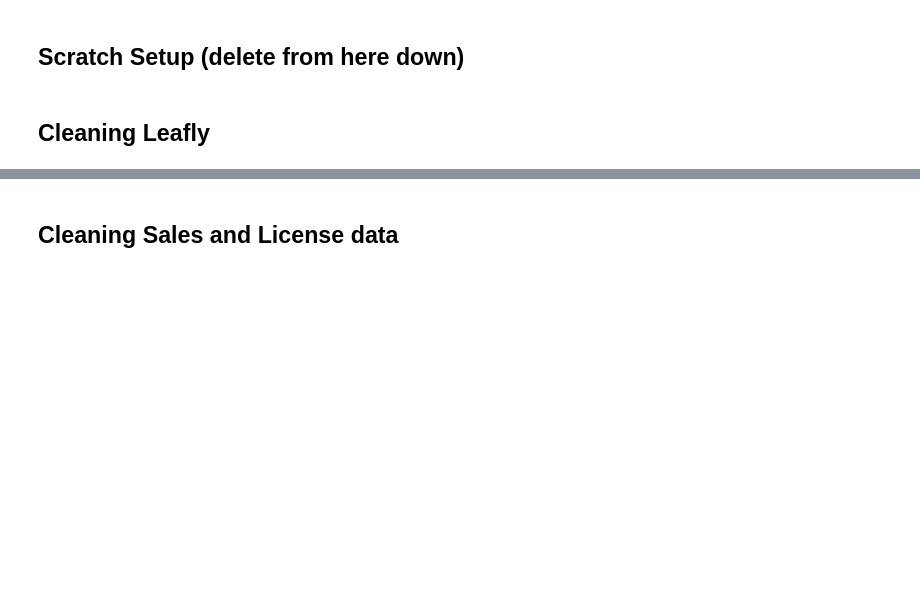
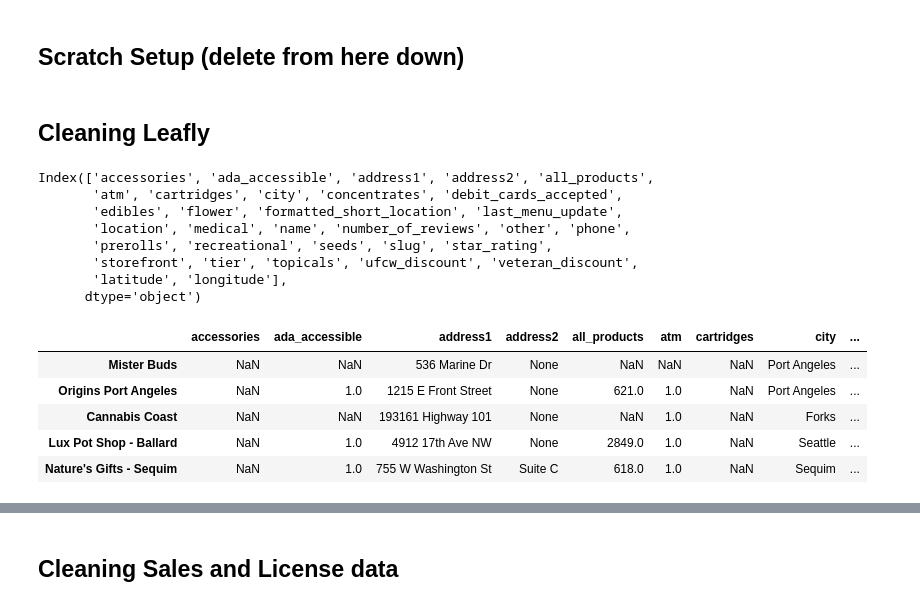
Before and after one commit to BotScutters/dispensary-predictions, a Jupyter notebook: notebooks/mvp.ipynb, the cells around one changed output, grey strips where cells are left out. Drawn from its saved outputs; the diff is of its cells as text; code cells hidden in the pictures; blank space fills up the shorter version.

```diff
--- a/notebooks/mvp.ipynb
+++ b/notebooks/mvp.ipynb
@@ -677,25 +817,48 @@ filename = {
 # %%
 raw_filename = path['raw'] + filename['raw_leafly']
 int_filename = path['interim'] + filename['int_leafly']
 
+# Read data from file to dataframe
 data = pd.read_json(raw_filename, orient='index')
 
+# Rename columns
+data.columns = data.columns.str.lower().str.replace(' ', '_')
+data.rename(columns={
+    'formattedshortlocation': 'formatted_short_location',
+    'lastmenuupdate': 'last_menu_update',
+    'numberofreviews': 'number_of_reviews',
+    'pre-rolls': 'prerolls',
+    'starrating': 'star_rating'
+}, inplace=True)
+
 # Filter to only Washington entries
-f = data['formattedShortLocation'].str.contains('WA')
+f = data['formatted_short_location'].str.contains('WA')
 data = data[f]
 
 # Cast menu update as datetime
-data['lastMenuUpdate'] = pd.to_datetime(
-    data['lastMenuUpdate'], errors='coerce', infer_datetime_format=True)
+data['last_menu_update'] = pd.to_datetime(
+    data['last_menu_update'], errors='coerce', infer_datetime_format=True)
+
+# Cast categorical features as such
+cat_cols = ['ada_accessible', 'atm', 'debit_cards_accepted', 'medical',
+            'recreational', 'storefront', 'ufcw_discount',
+            'veteran_discount']
+data[cat_cols] = data[cat_cols].astype('category')
 
 # Extact lat/lon coordinates into their own feature
 data[['latitude', 'longitude']] = data['location'].apply(pd.Series)
-
-# Cast categorical features as such
-cat_cols = ['ada accessible', 'atm', 'debit cards accepted', 'medical',
-            'recreational', 'storefront', 'ufcw discount', 'veteran discount']
-data[cat_cols] = data[cat_cols].astype('category')
-
-# Construct composite key for joining with sales data
-key_fields = ['name', 'city', 'address1']
-data['key'] = data.apply(make_key, axis=1, fields=key_fields)
+# %% [output]
+Index(['accessories', 'ada_accessible', 'address1', 'address2', 'all_products',
+       'atm', 'cartridges', 'city', 'concentrates', 'debit_cards_accepted',
+       'edibles', 'flower', 'formatted_short_location', 'last_menu_update',
+       'location', 'medical', 'name', 'number_of_reviews', 'other', 'phone',
+       'prerolls', 'recreational', 'seeds', 'slug', 'star_rating',
+       'storefront', 'tier', 'topicals', 'ufcw_discount', 'veteran_discount',
+       'latitude', 'longitude'],
+      dtype='object')
+|  | accessories | ada_accessible | address1 | address2 | all_products | atm | cartridges | city | ... |
+| Mister Buds | NaN | NaN | 536 Marine Dr | None | NaN | NaN | NaN | Port Angeles | ... |
+| Origins Port Angeles | NaN | 1.0 | 1215 E Front Street | None | 621.0 | 1.0 | NaN | Port Angeles | ... |
+| Cannabis Coast | NaN | NaN | 193161 Highway 101 | None | NaN | 1.0 | NaN | Forks | ... |
+| Lux Pot Shop - Ballard | NaN | 1.0 | 4912 17th Ave NW | None | 2849.0 | 1.0 | NaN | Seattle | ... |
+| Nature's Gifts - Sequim | NaN | 1.0 | 755 W Washington St | Suite C | 618.0 | 1.0 | NaN | Sequim | ... |
```
Also changed, not shown: parts of 11 cells of this notebook.
